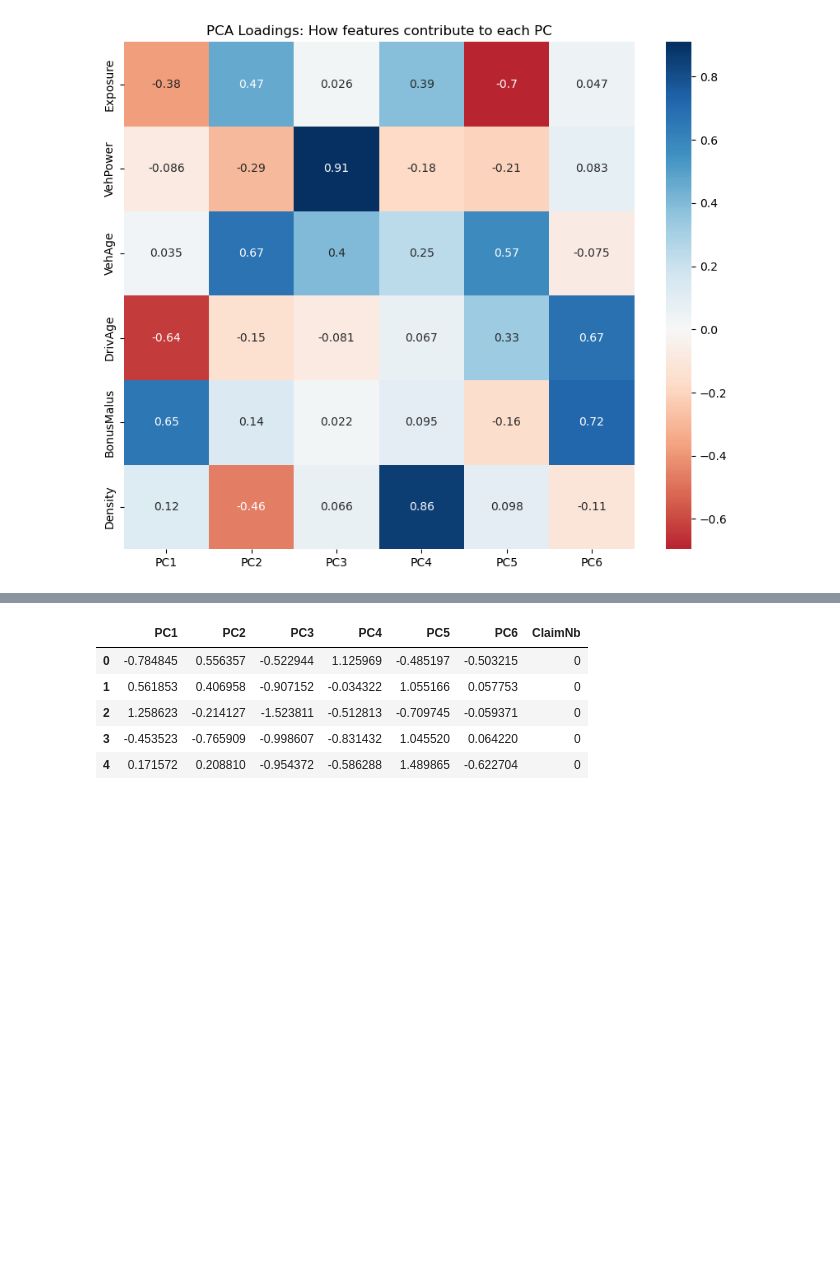
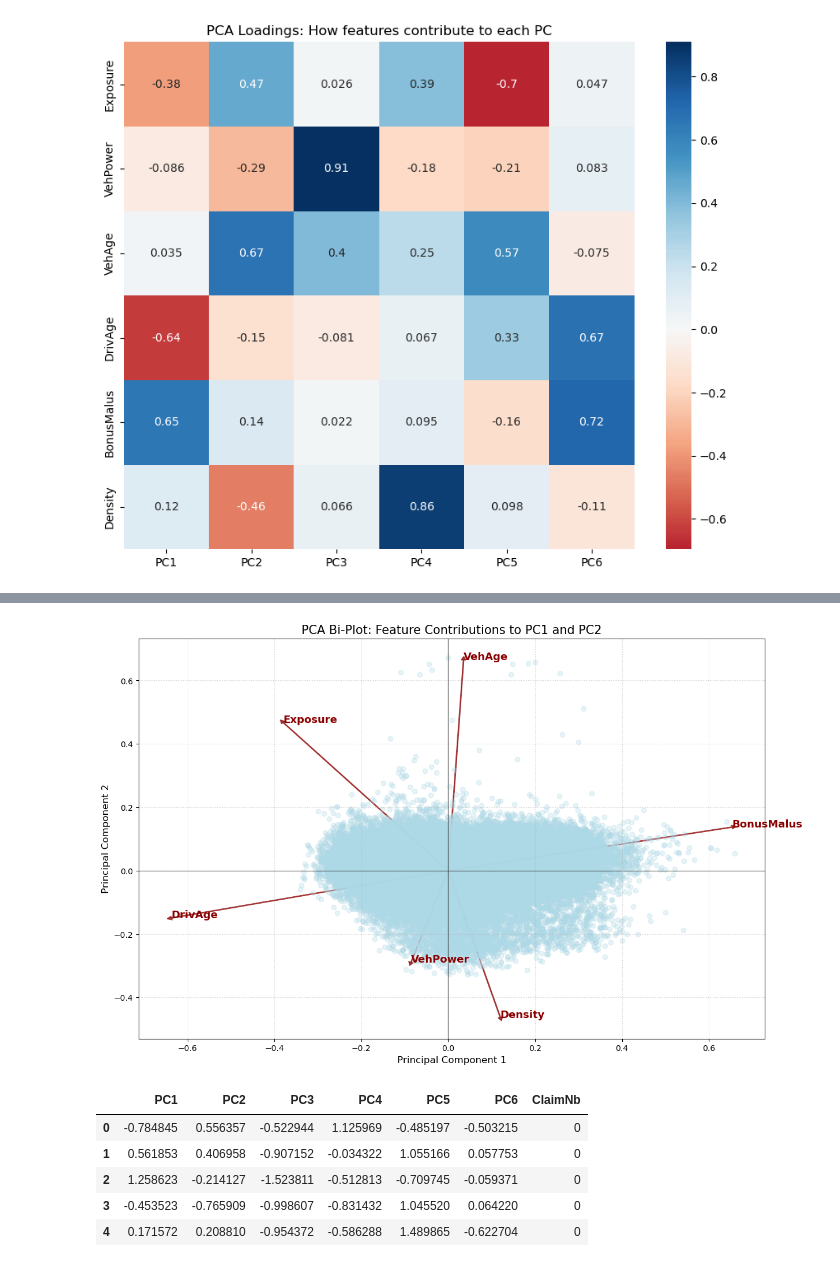
Before and after one commit to Oliverdron/MachineLearning_Project_2025_TeamJP, a Jupyter notebook: notebooks/02_pca_clustering.ipynb, the cells around one changed output, grey strips where cells are left out. Saved outputs shown, nothing was run; the diff lists cells and outputs as text; code cells hidden in the pictures; blank space fills up the shorter version.

```diff
--- a/notebooks/02_pca_clustering.ipynb
+++ b/notebooks/02_pca_clustering.ipynb
@@ -248,3 +253,56 @@ plt.show()
+# %%
+# BI plotting
+# 1. Extract first principal component and Second
+PC1 = X_train_pca[:, 0]
+PC2 = X_train_pca[:, 1]
+
+# 2. Scale factor for PC1 and PC2
+ScalePC1 = 1.0/(PC1.max() - PC1.min())
+ScalePC2 = 1.0/(PC2.max() - PC2.min())
+
+
+# 3. Bi - plot
+fig, ax = plt.subplots(figsize = (14, 9))      # Set figure and size
+
+loadings_arr = loadings.values
+
+for i, feature in enumerate(numeric_cols):
+    # Logic: loadings_arr[i, 0] is the weight of feature 'i' on PC1
+    # Logic: loadings_arr[i, 1] is the weight of feature 'i' on PC2
+    ax.arrow(0, 0,
+             loadings_arr[i, 0],
+             loadings_arr[i, 1],
+             head_width=0.01,
+             head_length=0.01,
+             linewidth=1.5,
+             color='darkred',
+             alpha=0.7)
+
+    # Add labels to the arrows
+    ax.text(loadings_arr[i, 0] * 1,
+            loadings_arr[i, 1] * 1,
+            feature,
+            color="darkred",
+            fontsize=13,
+            fontweight='bold')
+
+# 4. Plot the scaled data points (the background dots)
+ax.scatter(PC1 * ScalePC1,
+           PC2 * ScalePC2,
+           alpha=0.3,
+           c='lightblue',
+           label='Policies')
+
+# 5. Formatting
+ax.set_xlabel("Principal Component 1", fontsize=12)
+ax.set_ylabel("Principal Component 2", fontsize=12)
+ax.set_title("PCA Bi-Plot: Feature Contributions to PC1 and PC2", fontsize=15)
+ax.axhline(0, color='black', linestyle='-', linewidth=1, alpha=0.5)
+ax.axvline(0, color='black', linestyle='-', linewidth=1, alpha=0.5)
+plt.grid(True, linestyle=':', alpha=0.6)
+plt.show()
+# %% [output]
+[figure, added]
 # %%
 # Creating Final Handoff Dataset
 
```
Also changed, not shown: parts of 4 cells of this notebook.
